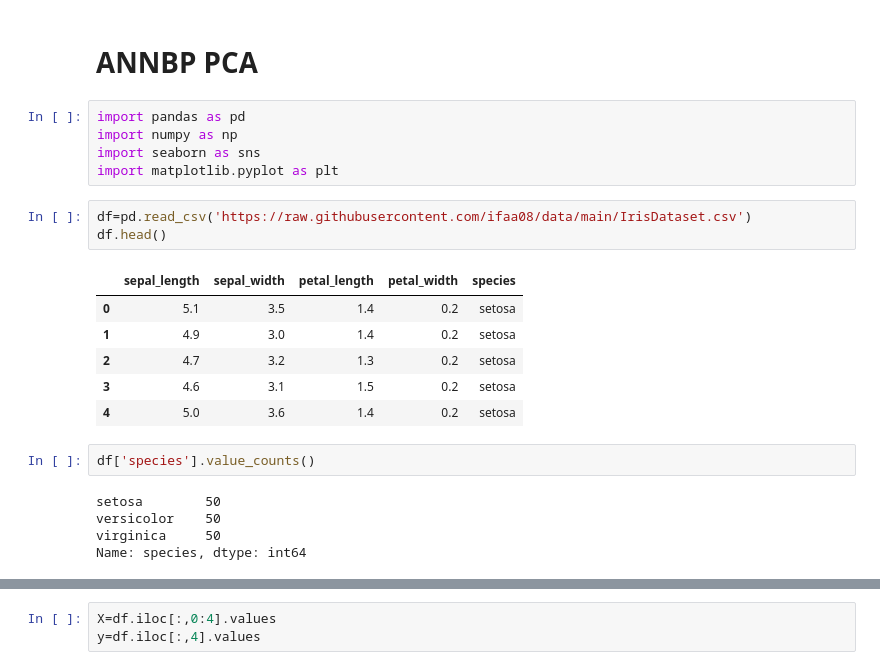
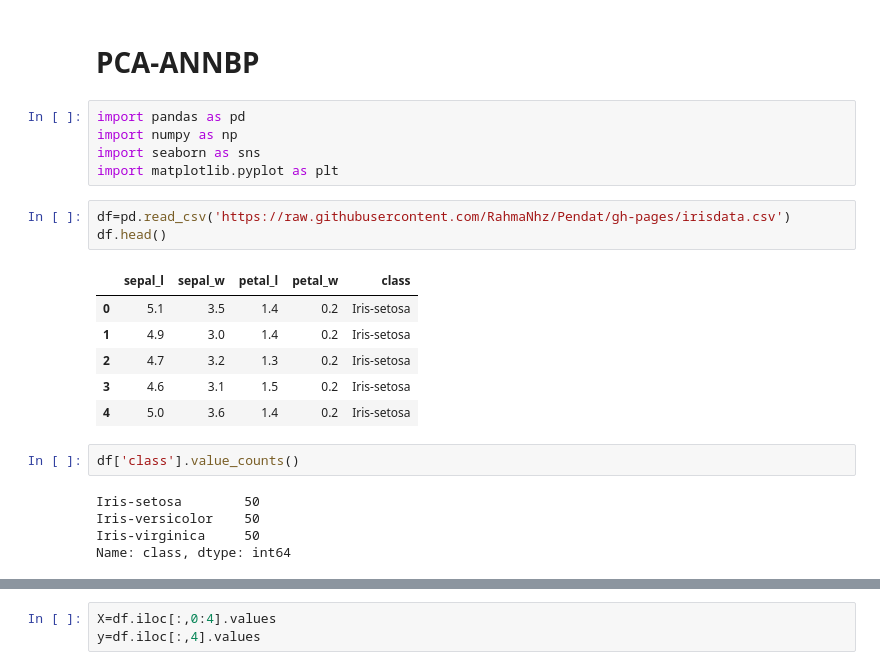
Before and after one commit to RahmaNhz/Pendat, a Jupyter notebook: _sources/ANNBPPCA.ipynb, the cells around one changed output, grey strips where cells are left out. Drawn from its saved outputs; the diff is of its cells as text.

```diff
--- a/_sources/ANNBPPCA.ipynb
+++ b/_sources/ANNBPPCA.ipynb
@@ -1,27 +1,27 @@
 # %% [markdown]
-# ANNBP PCA
+# PCA-ANNBP
 # %%
 import pandas as pd
 import numpy as np
 import seaborn as sns
 import matplotlib.pyplot as plt
 # %%
-df=pd.read_csv('https://raw.githubusercontent.com/ifaa08/data/main/IrisDataset.csv')
+df=pd.read_csv('https://raw.githubusercontent.com/RahmaNhz/Pendat/gh-pages/irisdata.csv')
 df.head()
 # %% [output]
-|  | sepal_length | sepal_width | petal_length | petal_width | species |
-| 0 | 5.1 | 3.5 | 1.4 | 0.2 | setosa |
-| 1 | 4.9 | 3.0 | 1.4 | 0.2 | setosa |
-| 2 | 4.7 | 3.2 | 1.3 | 0.2 | setosa |
-| 3 | 4.6 | 3.1 | 1.5 | 0.2 | setosa |
-| 4 | 5.0 | 3.6 | 1.4 | 0.2 | setosa |
+|  | sepal_l | sepal_w | petal_l | petal_w | class |
+| 0 | 5.1 | 3.5 | 1.4 | 0.2 | Iris-setosa |
+| 1 | 4.9 | 3.0 | 1.4 | 0.2 | Iris-setosa |
+| 2 | 4.7 | 3.2 | 1.3 | 0.2 | Iris-setosa |
+| 3 | 4.6 | 3.1 | 1.5 | 0.2 | Iris-setosa |
+| 4 | 5.0 | 3.6 | 1.4 | 0.2 | Iris-setosa |
 # %%
-df['species'].value_counts()
+df['class'].value_counts()
 # %% [output]
-setosa        50
-versicolor    50
-virginica     50
-Name: species, dtype: int64
+Iris-setosa        50
+Iris-versicolor    50
+Iris-virginica     50
+Name: class, dtype: int64
 # %%
 df.columns
 # %% [output]
```
Also changed, not shown: parts of 8 cells of this notebook, 15 other files.
